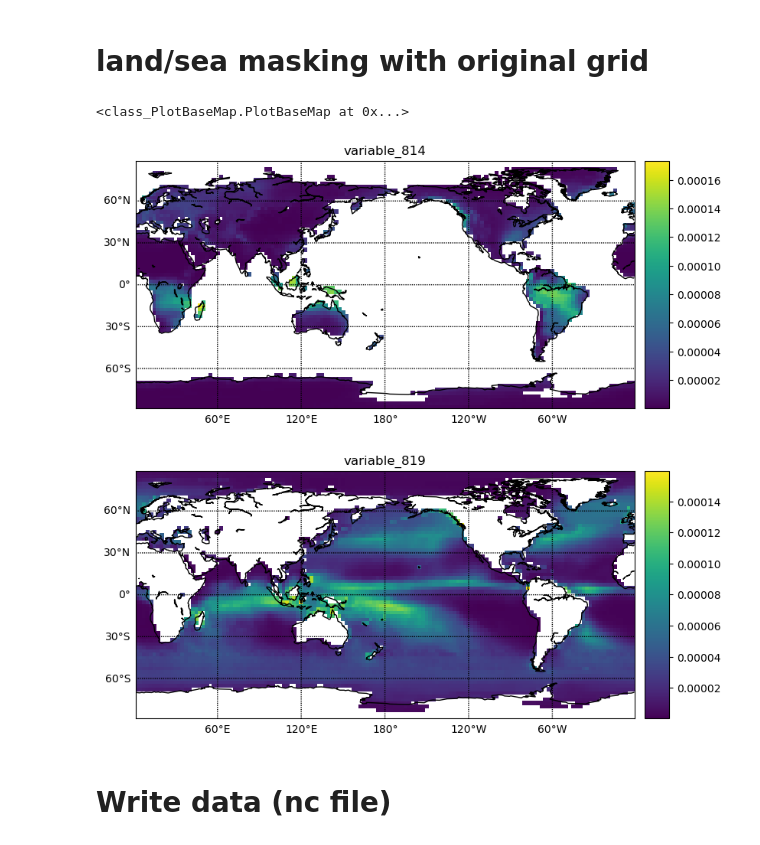
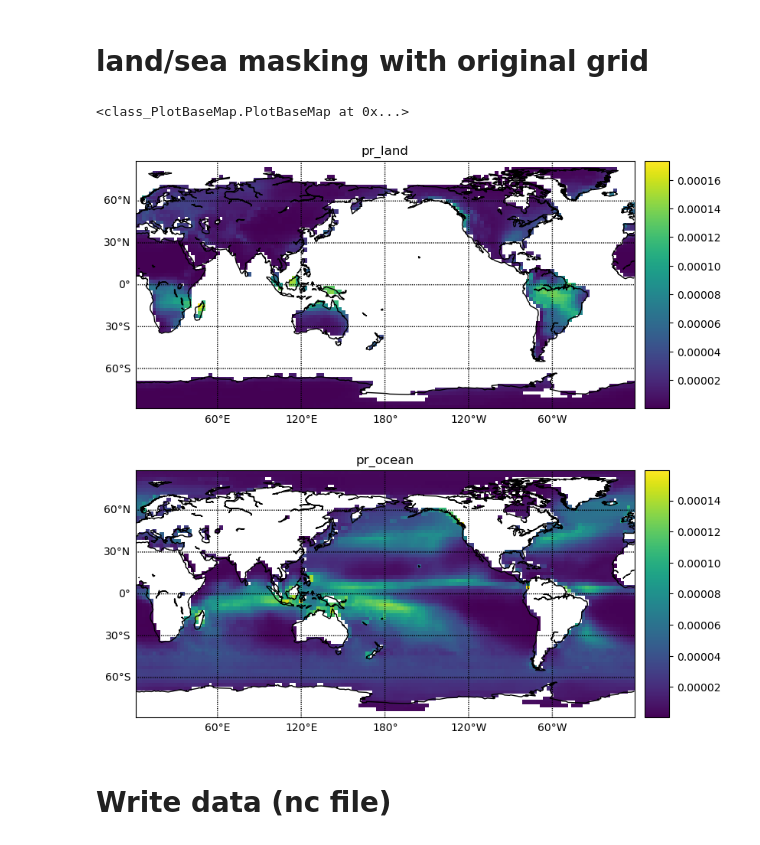
Before and after one commit to msahn/test_pcmdi_metrics, a Jupyter notebook: test_class.ipynb, the cells around one changed output. Drawn from its saved outputs; the diff is of its cells as text; code cells hidden in the pictures.

```diff
--- a/test_class.ipynb
+++ b/test_class.ipynb
@@ -30,17 +30,19 @@ PlotBaseMap(d[0])
 # %%
 from class_LandSeaMask import LandSeaMask
 
 mask = LandSeaMask(d)
 
 d_land = mask.land()
 d_ocean = mask.ocean()
 
+d_land.id = 'pr_land'
 PlotBaseMap(d_land[0])
+d_ocean.id = 'pr_ocean'
 PlotBaseMap(d_ocean[0])
 # %% [output]
 <class_PlotBaseMap.PlotBaseMap at 0x...>
-[figure, old version]
+[figure, new version]
-[figure, old version]
+[figure, new version]
 # %% [markdown]
 # Write data (nc file)
 # %%
```
Also changed, not shown: parts of 1 cell of this notebook, 1 other file.
